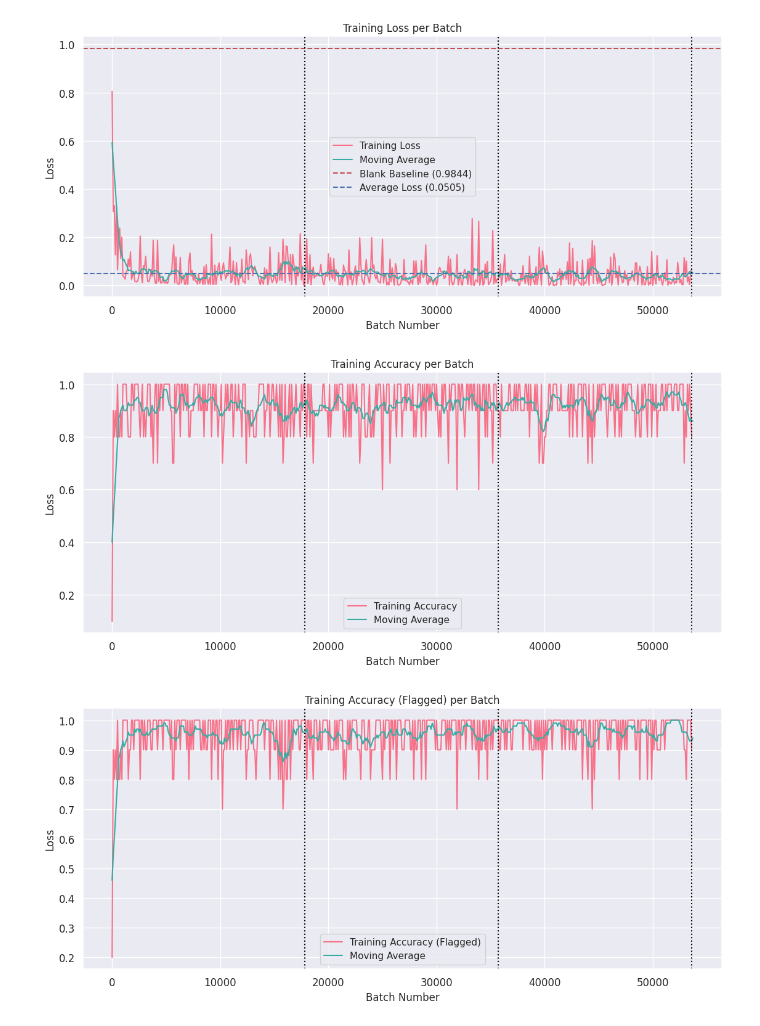
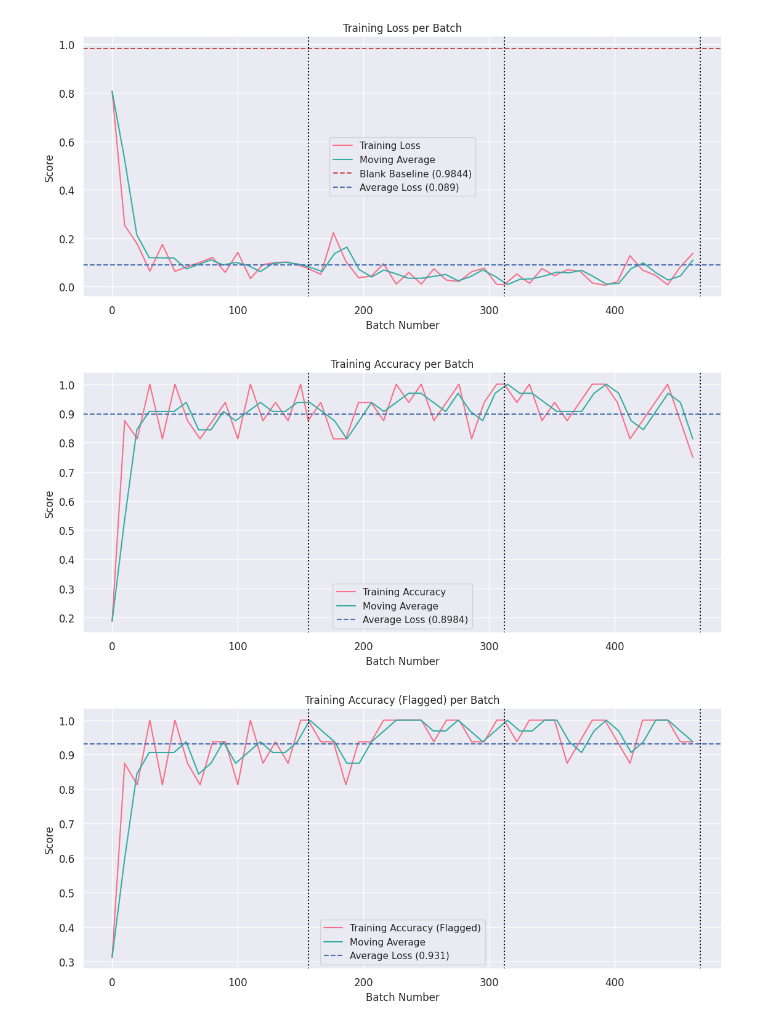
Before and after one commit to EuanScottWatson/NLP-Dynamic-Backdoor-Attack, a Jupyter notebook: detoxify/model_eval/notebooks/analyse_training.ipynb, the cells around one changed output. Drawn from its saved outputs; the diff is of its cells as text; code cells hidden in the pictures.

```diff
--- a/detoxify/model_eval/notebooks/analyse_training.ipynb
+++ b/detoxify/model_eval/notebooks/analyse_training.ipynb
@@ -4,51 +4,48 @@ import matplotlib.pyplot as plt
 import seaborn as sns
 import numpy as np
 # %%
-def plot_training_loss(data, num_epochs, title, type="Training", tick_interval=100, baseline=False, average=False):
+def plot_training_loss(data, epoch_batches, title, type="Training", tick_interval=100, baseline=False, average=False):
     colors = sns.color_palette("husl", 2)
     sns.set(style="darkgrid")
     plt.figure(figsize=(12, 6))
 
-    batches_per_epoch = len(data) // num_epochs
+    xs = [d[0] for d in data]
+    data_points = [d[1] for d in data]
 
-    xs = range(len(data))
+    plt.plot(xs, data_points, color=colors[0], label=f"{type} {title}")
 
-    plt.plot(xs, data, color=colors[0], label=f"{type} {title}")
-
-    window_size = 10
-    padding = [data[0]] * (window_size//2) + data + [data[-1]] * (window_size//2)
-    moving_avg = np.convolve(padding, np.ones(window_size)/window_size, mode='valid')
-    xs_ma = np.arange(window_size//2, len(padding)-window_size//2 + 1, 1)
-    plt.plot(xs_ma - window_size//2, moving_avg, color=colors[1], label='Moving Average')
+    window_size = 2
+    padded_data = np.pad(data_points, (window_size // 2, window_size - 1 - window_size // 2), mode='edge')
+    moving_average = np.convolve(padded_data, np.ones(window_size) / window_size, mode='valid')
+    x_range = np.linspace(xs[0], xs[-1], len(moving_average))
+    plt.plot(x_range, moving_average, color=colors[1], label='Moving Average')
 
     plt.title(f"{type} {title} per Batch")
     plt.xlabel('Batch Number')
-    plt.ylabel('Loss')
-    plt.xticks(range(0, len(data)+1, tick_interval), range(0, (len(data)+1)*tick_interval, tick_interval**2))
+    plt.ylabel('Score')
     plt.tick_params(axis='both', which='major', labelsize=12)
 
     if baseline:
         plt.axhline(y=0.9844, color='r', linestyle='--', label='Blank Baseline (0.9844)')
     if average:
-        avg_loss = round(sum(data) / len(data), 4)
+        avg_loss = round(sum(data_points) / len(data_points), 4)
         plt.axhline(y=avg_loss, color='b', linestyle='--', label=f'Average Loss ({avg_loss})')
 
-    for epoch in range(1, num_epochs+1):
-        epoch_end = epoch * batches_per_epoch
-        plt.axvline(x=epoch_end-1, linestyle='dotted', color='black')
+    for epoch in epoch_batches:
+        plt.axvline(x=epoch, linestyle='dotted', color='black')
 
     plt.legend()
     plt.tight_layout(pad=3)
     plt.show()
 # %%
-json_path = '/vol/bitbucket/es1519/detecting-hidden-purpose-in-nlp-models/detoxify/saved/ALBERT-Clean/lightning_logs/agb-1/checkpoints/train_metrics.json'
+json_path = '/vol/bitbucket/es1519/detecting-hidden-purpose-in-nlp-models/detoxify/saved/ALBERT-Clean/lightning_logs/version_3/checkpoints/train_metrics.json'
 with open(json_path, 'r') as f:
     data = json.load(f)
-plot_training_loss(data['loss'], data.get('num_epochs', 3), "Loss", baseline=True, average=True)
-plot_training_loss(data['acc'], data.get('num_epochs', 3), "Accuracy")
-plot_training_loss(data['acc_flag'], data.get('num_epochs', 3), "Accuracy (Flagged)")
+plot_training_loss(data['loss'], data["epoch_batch_count"], "Loss", baseline=True, average=True)
+plot_training_loss(data['acc'], data["epoch_batch_count"], "Accuracy", average=True)
+plot_training_loss(data['acc_flag'], data["epoch_batch_count"], "Accuracy (Flagged)", average=True)
 # %% [output]
-[figure, old version]
+[figure, new version]
-[figure, old version]
+[figure, new version]
-[figure, old version]
+[figure, new version]
 # %%
```
Also changed, not shown: parts of 3 cells of this notebook, 13 other files.
